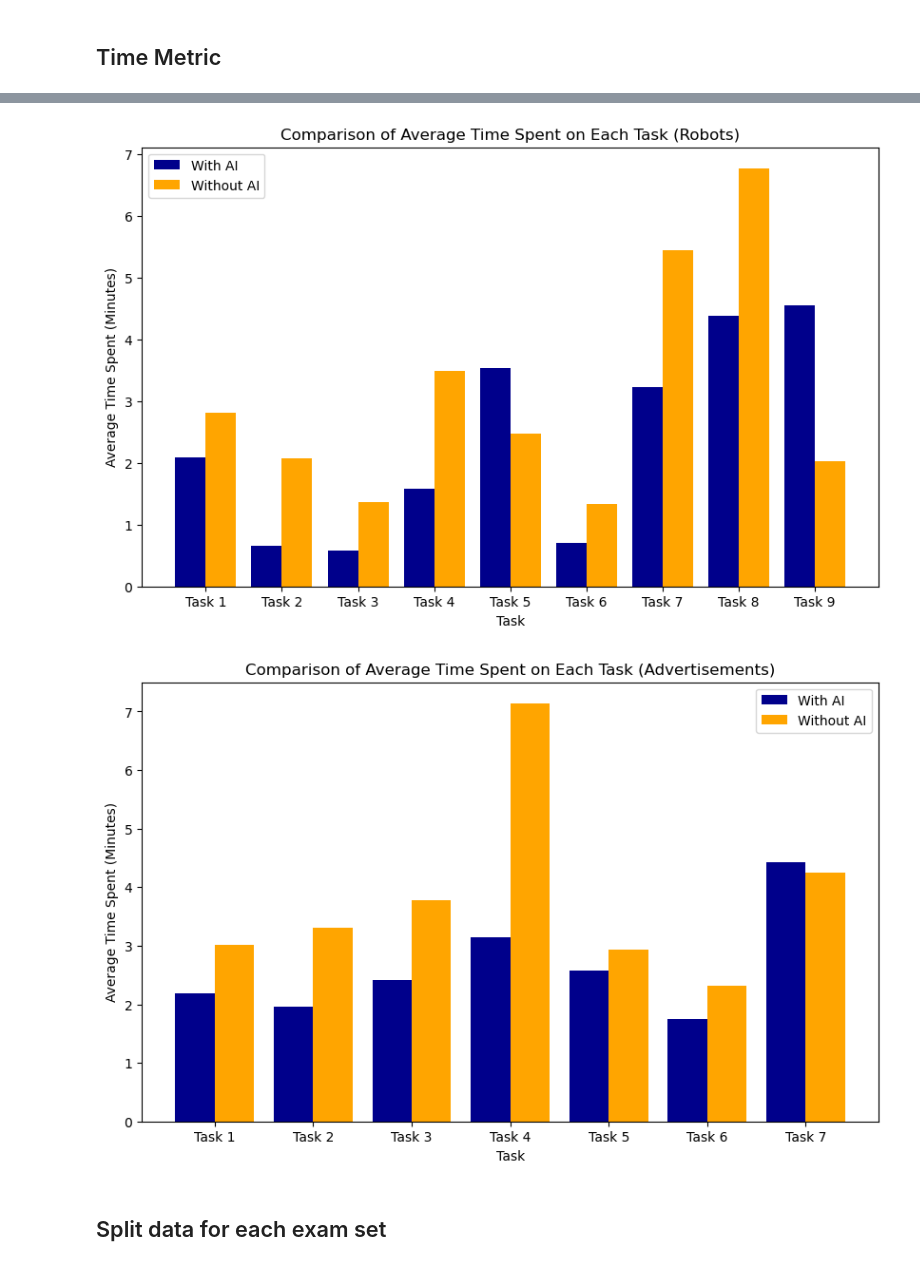
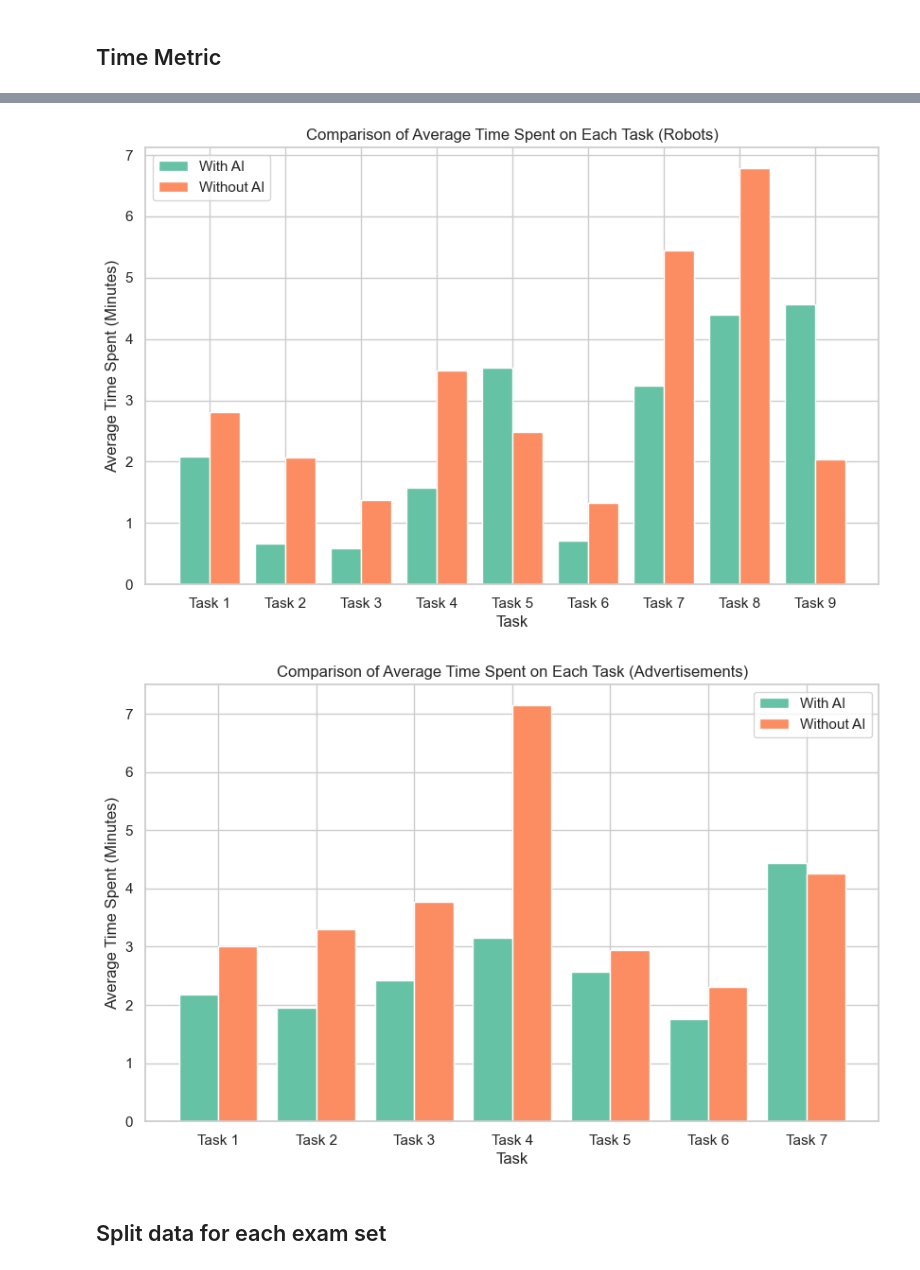
Before and after one commit to cseetreview/review_project, a Jupyter notebook: Notebook.ipynb, the cells around one changed output, grey strips where cells are left out. Saved outputs shown, nothing was run; the diff lists cells and outputs as text; code cells hidden in the pictures.

```diff
--- a/Notebook.ipynb
+++ b/Notebook.ipynb
@@ -84,4 +85,7 @@ plt.show()
 # %%
+# Set the color palette to 'Set2'
+sns.set_palette("Set2")
+
 # Function to calculate average time spent per task
 def calculate_average_time(task_series):
     total_time = 0
@@ -100,41 +104,41 @@ def calculate_average_time(task_series):
         return np.nan  # Avoid division by zero
     return total_time / count / 60  # Convert to minutes
 
-# Apply the function to calculate average time spent per task for both sets, making sure to only use the columns for Tasks 1-7 for advertisements
+# Apply the function to calculate average time spent per task for both sets
 avg_time_with_ai_robots = data[(data['With AI'] == 'Yes') & (data['Exam Set'] == 'Robots')].iloc[:, 3:12].apply(calculate_average_time, axis=0)
 avg_time_without_ai_robots = data[(data['With AI'] == 'No') & (data['Exam Set'] == 'Robots')].iloc[:, 3:12].apply(calculate_average_time, axis=0)
 
 avg_time_with_ai_ads = data[(data['With AI'] == 'Yes') & (data['Exam Set'] == 'Advertisements')].iloc[:, 3:10].apply(calculate_average_time, axis=0)  # Only tasks 1-7
 avg_time_without_ai_ads = data[(data['With AI'] == 'No') & (data['Exam Set'] == 'Advertisements')].iloc[:, 3:10].apply(calculate_average_time, axis=0)  # Only tasks 1-7
 
 # Extract task names
 task_names_robots = [f'Task {i}' for i in range(1, 10)]
 task_names_ads = [f'Task {i}' for i in range(1, 8)]  # Only tasks 1-7
 
 # Plot for Robots
 plt.figure(figsize=(10, 6))
-plt.bar([i - 0.2 for i in range(1, 10)], avg_time_with_ai_robots, width=0.4, color='darkblue', label='With AI')
-plt.bar([i + 0.2 for i in range(1, 10)], avg_time_without_ai_robots, width=0.4, color='orange', label='Without AI')
+plt.bar([i - 0.2 for i in range(1, 10)], avg_time_with_ai_robots, width=0.4, label='With AI')
+plt.bar([i + 0.2 for i in range(1, 10)], avg_time_without_ai_robots, width=0.4, label='Without AI')
 plt.xlabel('Task')
 plt.ylabel('Average Time Spent (Minutes)')
 plt.title('Comparison of Average Time Spent on Each Task (Robots)')
 plt.xticks(range(1, 10), task_names_robots)
 plt.legend()
 plt.show()
 
 # Plot for Advertisements
 plt.figure(figsize=(10, 6))
-plt.bar([i - 0.2 for i in range(1, 8)], avg_time_with_ai_ads, width=0.4, color='darkblue', label='With AI')
-plt.bar([i + 0.2 for i in range(1, 8)], avg_time_without_ai_ads, width=0.4, color='orange', label='Without AI')
+plt.bar([i - 0.2 for i in range(1, 8)], avg_time_with_ai_ads, width=0.4, label='With AI')
+plt.bar([i + 0.2 for i in range(1, 8)], avg_time_without_ai_ads, width=0.4, label='Without AI')
 plt.xlabel('Task')
 plt.ylabel('Average Time Spent (Minutes)')
 plt.title('Comparison of Average Time Spent on Each Task (Advertisements)')
 plt.xticks(range(1, 8), task_names_ads)  # Use the task names for tasks 1-7
 plt.legend()
 plt.show()
 # %% [output]
-[figure, old version]
+[figure, new version]
-[figure, old version]
+[figure, new version]
 # %% [markdown]
 ## Split data for each exam set
 # %%
```
Also changed, not shown: parts of 33 cells of this notebook.
